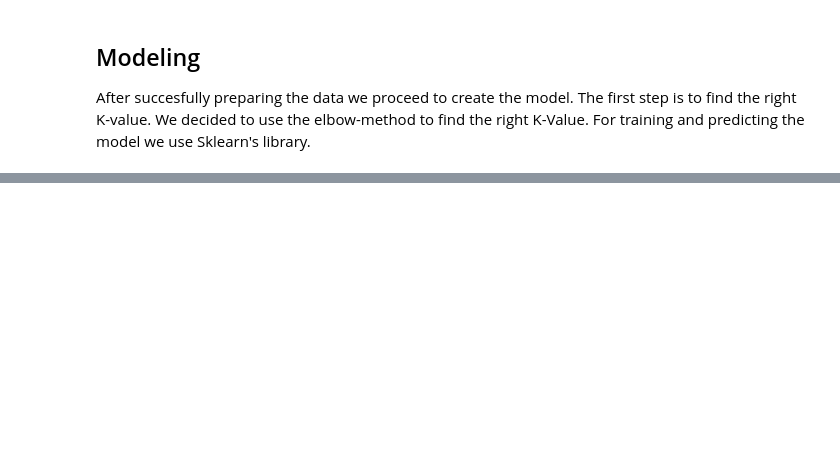
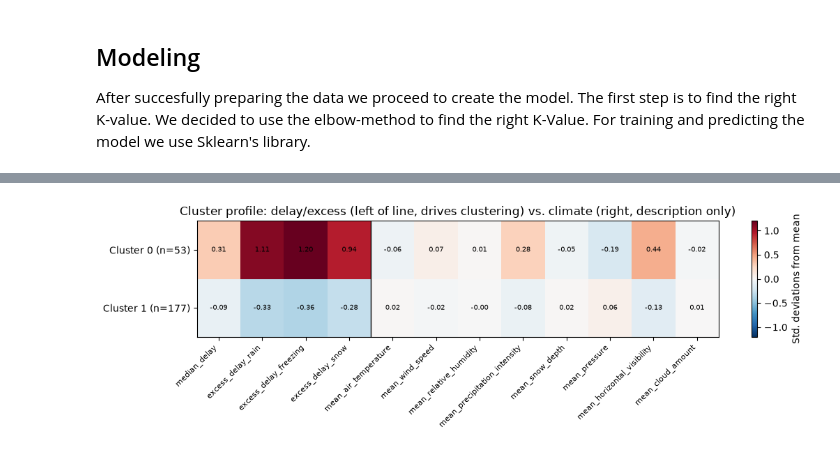
Before and after one commit to alekkiq/dkko-g2, a Jupyter notebook: project/project.ipynb, the cells around one changed output, grey strips where cells are left out. Drawn from its saved outputs; the diff is of its cells as text; code cells hidden in the pictures; blank space fills up the shorter version.

```diff
--- a/project/project.ipynb
+++ b/project/project.ipynb
@@ -552,0 +555,30 @@ Name: count, dtype: int64
+# %%
+#heatmap of each cluster's mean standardized profile, across both the clustering columns and the
+#climate columns (diverging colormap: red = above the overall average, blue = below)
+scaled_with_cluster = scaled_df.copy()
+scaled_with_cluster['cluster'] = final_model.labels_
+cluster_profile = scaled_with_cluster.groupby('cluster')[profile_cols].mean()
+
+fig, ax = plt.subplots(figsize=(11, 3.5))
+vmax = cluster_profile.abs().to_numpy().max()
+im = ax.imshow(cluster_profile.to_numpy(), aspect='auto', cmap='RdBu_r', vmin=-vmax, vmax=vmax)
+
+ax.set_xticks(range(len(profile_cols)))
+ax.set_xticklabels(profile_cols, rotation=45, ha='right', fontsize=8)
+ax.set_yticks(range(len(cluster_profile)))
+ax.set_yticklabels([f'Cluster {i} (n={n})' for i, n in station_features_clean['cluster'].value_counts().sort_index().items()])
+
+#mark the boundary between the clustering columns and the description-only climate columns
+ax.axvline(len(cluster_cols) - 0.5, color='black', linewidth=1)
+
+for i in range(cluster_profile.shape[0]):
+    for j in range(cluster_profile.shape[1]):
+        ax.text(j, i, f'{cluster_profile.to_numpy()[i, j]:.2f}', ha='center', va='center', fontsize=7)
+
+ax.set_title('Cluster profile: delay/excess (left of line, drives clustering) vs. climate (right, description only)')
+cbar = fig.colorbar(im, ax=ax)
+cbar.set_label('Std. deviations from mean')
+plt.tight_layout()
+plt.show()
+# %% [output]
+[figure, added]
```
Also changed, not shown: parts of 9 cells of this notebook.
